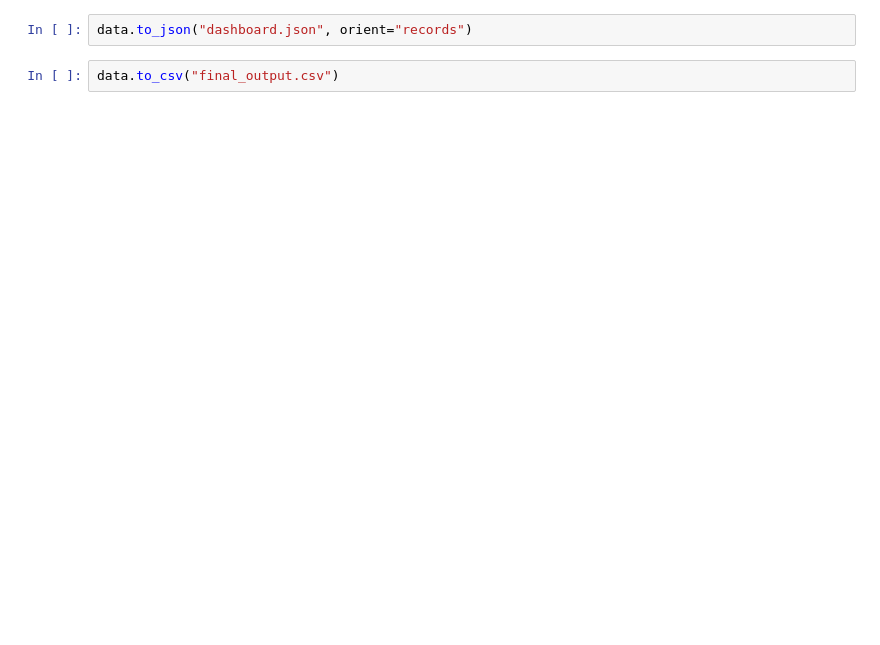
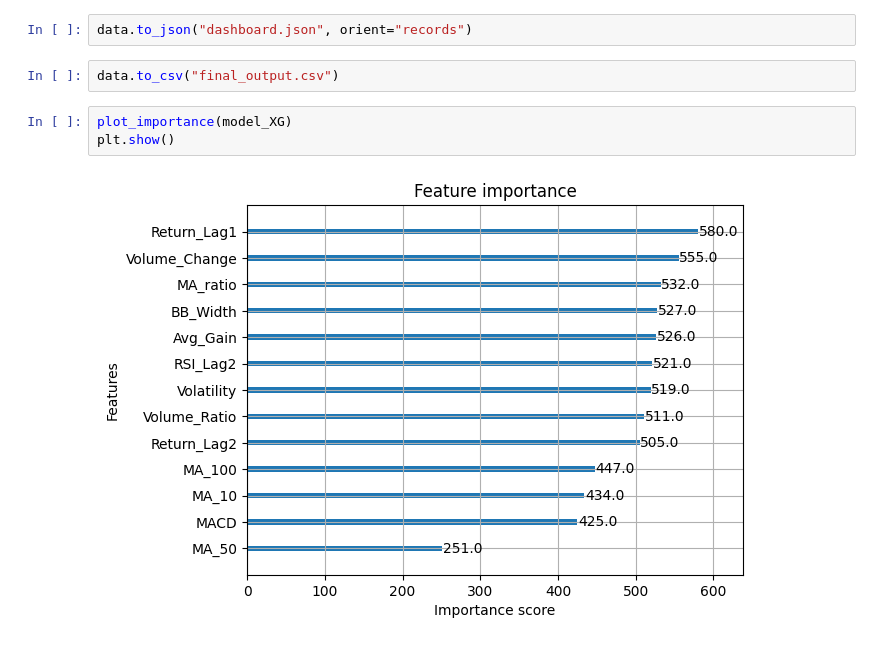
Before and after one commit to shubh229177/Stock-Trading-Signal-System, a Jupyter notebook: System.ipynb, the cells around one changed output. Cells and saved outputs as stored; diff of their text form; blank space fills up the shorter version.

```diff
--- a/System.ipynb
+++ b/System.ipynb
@@ -513,3 +532,8 @@ Return %: 3.552174110124142
 data.to_json("dashboard.json", orient="records")
 # %%
 data.to_csv("final_output.csv")
+# %%
+plot_importance(model_XG)
+plt.show()
+# %% [output]
+[figure, added]
```
Also changed, not shown: parts of 19 cells of this notebook, 2 other files.
